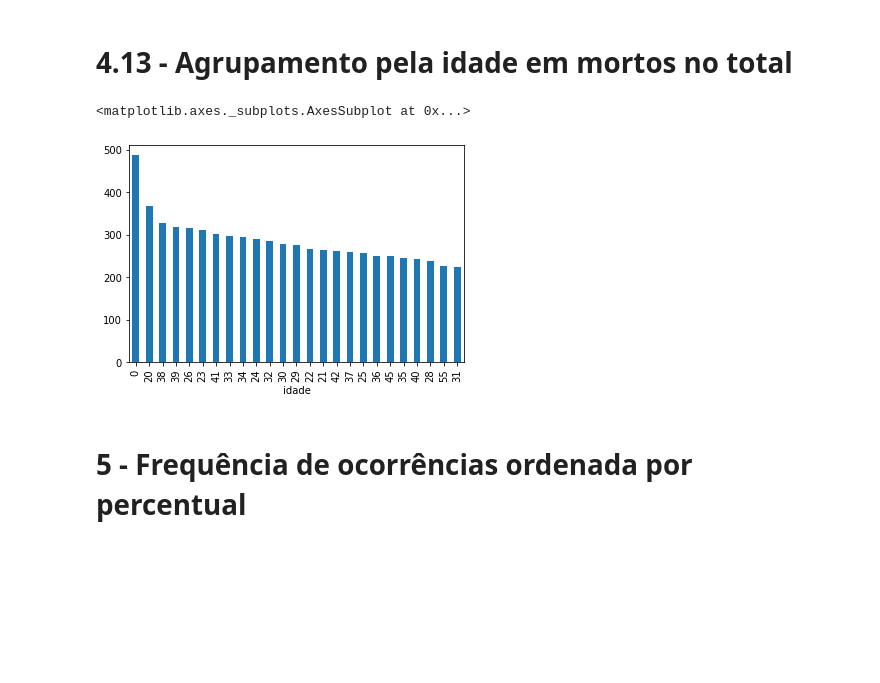
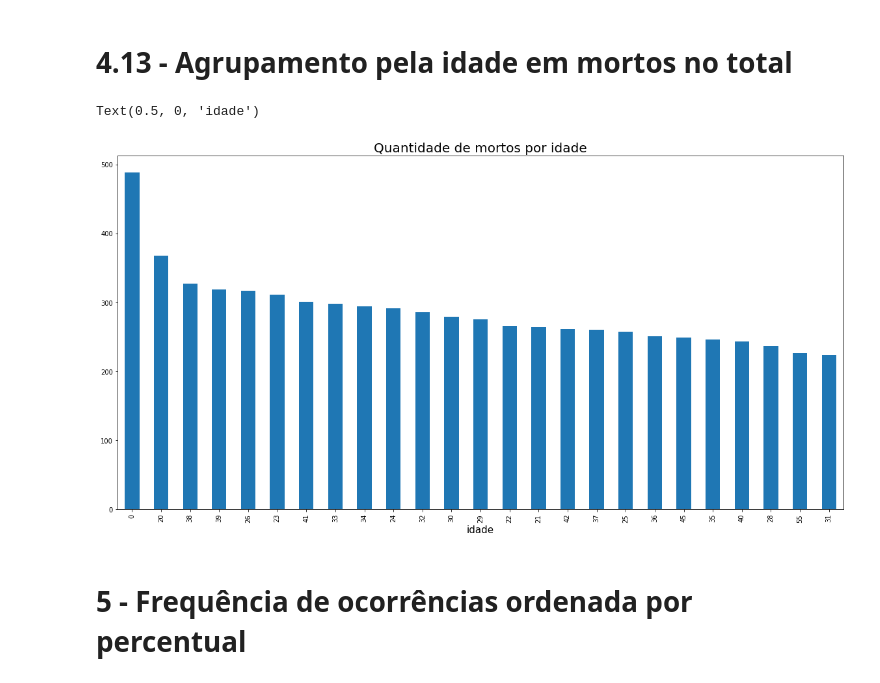
Before and after one commit to RenoirSampaio/DS-FinalProject, a Jupyter notebook: DS_FinalProject.ipynb, the cells around one changed output. Drawn from its saved outputs; the diff is of its cells as text; code cells hidden in the pictures; blank space fills up the shorter version.

```diff
--- a/DS_FinalProject.ipynb
+++ b/DS_FinalProject.ipynb
@@ -282,11 +322,13 @@ df.groupby("fase_dia")["mortos"].sum().plot.bar()
 # %% [markdown]
 # 4.13 - Agrupamento pela idade em mortos no total
 # %%
-# colocar em intervalos
+plt.figure(figsize=(20,10))
 df.groupby("idade")["mortos"].sum().sort_values(ascending=False).head(25).plot.bar()
+plt.title('Quantidade de mortos por idade',fontsize=20)
+plt.xlabel('idade',fontsize=15)
 # %% [output]
-<matplotlib.axes._subplots.AxesSubplot at 0x...>
+Text(0.5, 0, 'idade')
-[figure, old version]
+[figure, new version]
 # %% [markdown]
 # 5 - Frequência de ocorrências ordenada por percentual
 # %%
```
Also changed, not shown: parts of 37 cells of this notebook, 1 other file.
